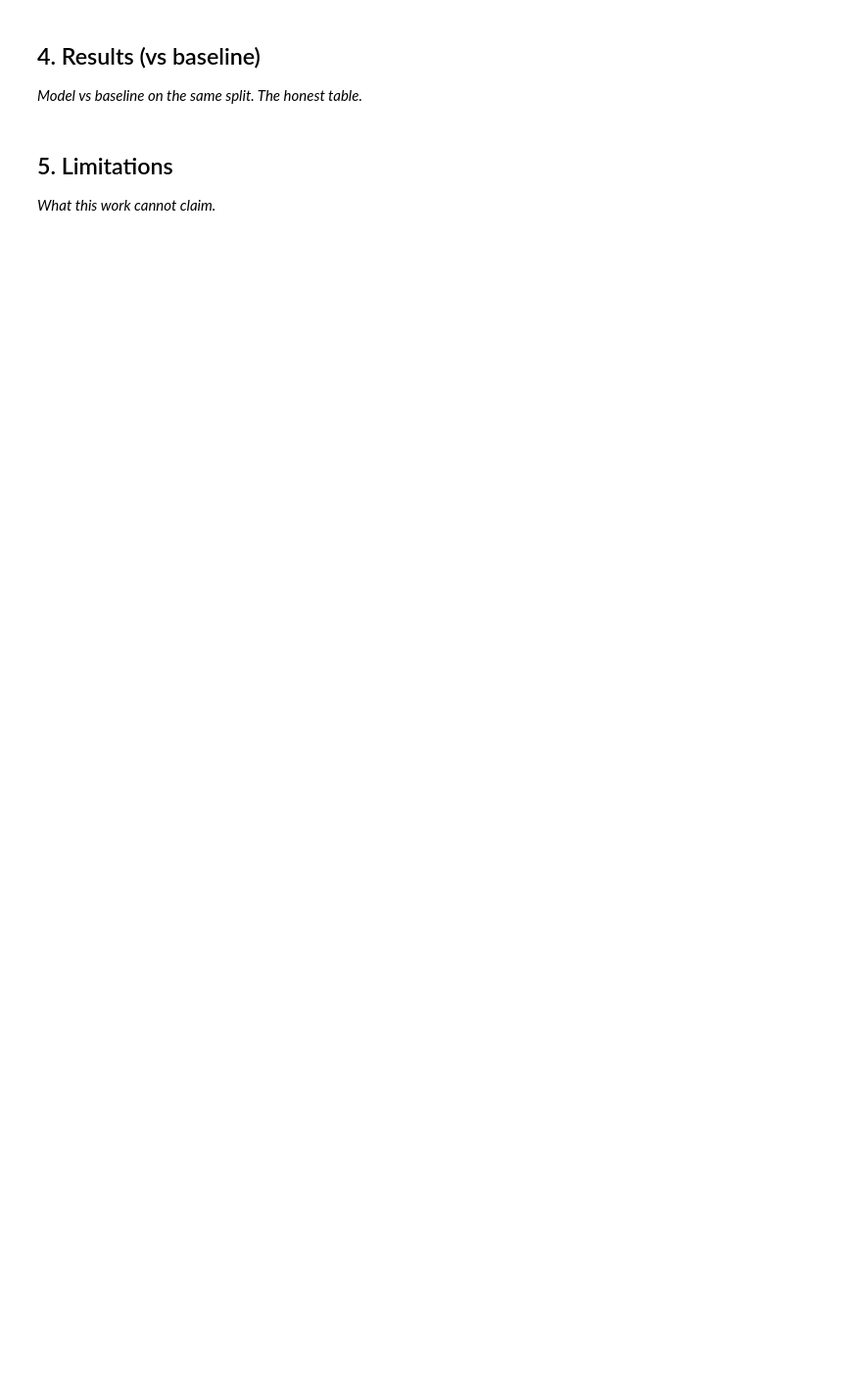
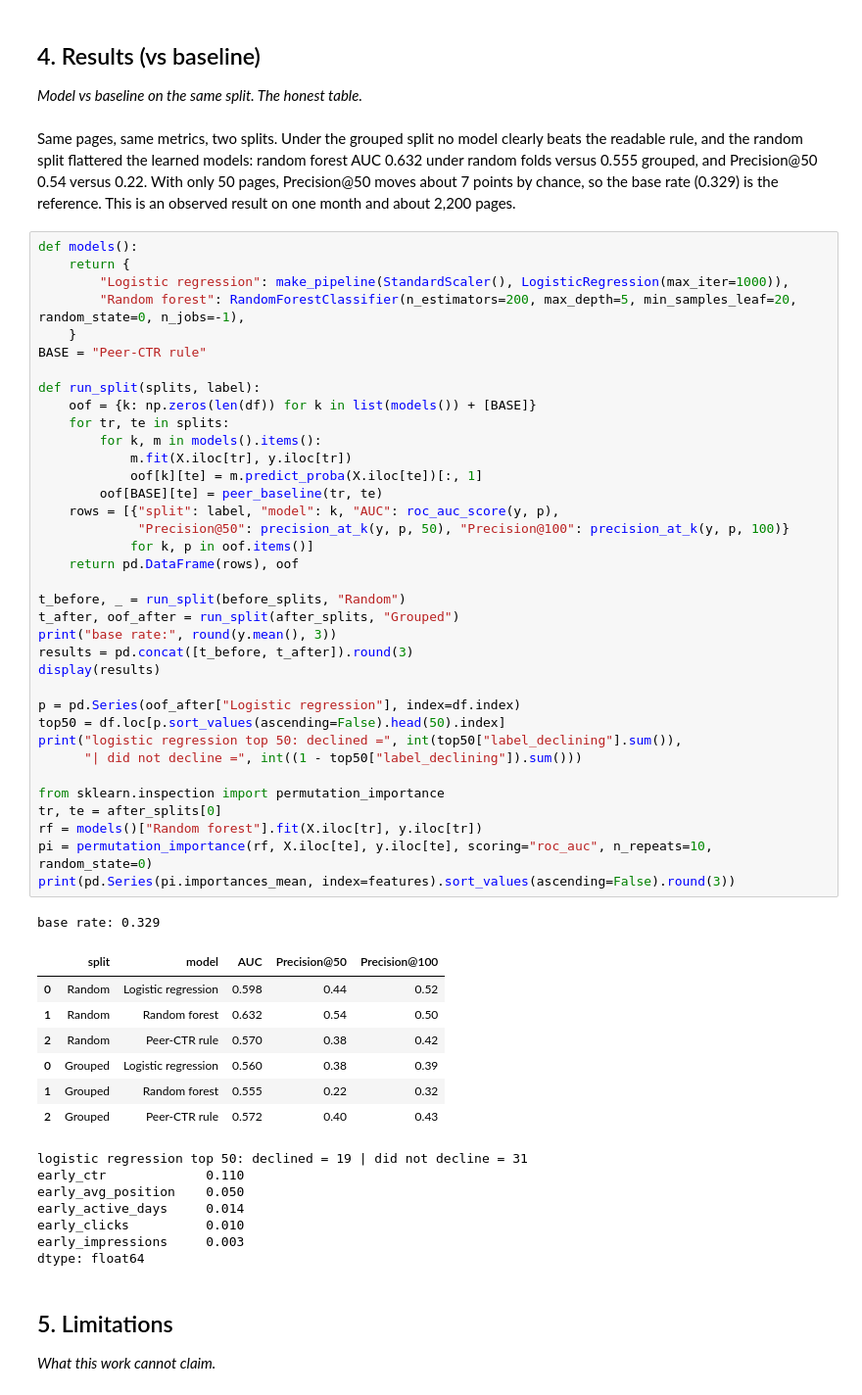
Before and after one commit to iankitthakur/flyrank-ml-internship, a Jupyter notebook: work/notebooks/capstone.ipynb, the cells around one changed output. Shown at 98% size. Drawn from its saved outputs; the diff is of its cells as text; blank space fills up the shorter version.

```diff
--- a/work/notebooks/capstone.ipynb
+++ b/work/notebooks/capstone.ipynb
@@ -22,6 +182,60 @@ This skeleton is yours to fill. Work the sections **in order** — each one has
 ## 4. Results (vs baseline)
 
 *Model vs baseline on the same split. The honest table.*
+# %% [markdown]
+Same pages, same metrics, two splits. Under the grouped split no model clearly beats the readable rule, and the random split flattered the learned models: random forest AUC 0.632 under random folds versus 0.555 grouped, and Precision@50 0.54 versus 0.22. With only 50 pages, Precision@50 moves about 7 points by chance, so the base rate (0.329) is the reference. This is an observed result on one month and about 2,200 pages.
+# %%
+def models():
+    return {
+        "Logistic regression": make_pipeline(StandardScaler(), LogisticRegression(max_iter=1000)),
+        "Random forest": RandomForestClassifier(n_estimators=200, max_depth=5, min_samples_leaf=20, random_state=0, n_jobs=-1),
+    }
+BASE = "Peer-CTR rule"
+
+def run_split(splits, label):
+    oof = {k: np.zeros(len(df)) for k in list(models()) + [BASE]}
+    for tr, te in splits:
+        for k, m in models().items():
+            m.fit(X.iloc[tr], y.iloc[tr])
+            oof[k][te] = m.predict_proba(X.iloc[te])[:, 1]
+        oof[BASE][te] = peer_baseline(tr, te)
+    rows = [{"split": label, "model": k, "AUC": roc_auc_score(y, p),
+             "Precision@50": precision_at_k(y, p, 50), "Precision@100": precision_at_k(y, p, 100)}
+            for k, p in oof.items()]
+    return pd.DataFrame(rows), oof
+
+t_before, _ = run_split(before_splits, "Random")
+t_after, oof_after = run_split(after_splits, "Grouped")
+print("base rate:", round(y.mean(), 3))
+results = pd.concat([t_before, t_after]).round(3)
+display(results)
+
+p = pd.Series(oof_after["Logistic regression"], index=df.index)
+top50 = df.loc[p.sort_values(ascending=False).head(50).index]
+print("logistic regression top 50: declined =", int(top50["label_declining"].sum()),
+      "| did not decline =", int((1 - top50["label_declining"]).sum()))
+
+from sklearn.inspection import permutation_importance
+tr, te = after_splits[0]
+rf = models()["Random forest"].fit(X.iloc[tr], y.iloc[tr])
+pi = permutation_importance(rf, X.iloc[te], y.iloc[te], scoring="roc_auc", n_repeats=10, random_state=0)
+print(pd.Series(pi.importances_mean, index=features).sort_values(ascending=False).round(3))
+# %% [output]
+base rate: 0.329
+|  | split | model | AUC | Precision@50 | Precision@100 |
+| 0 | Random | Logistic regression | 0.598 | 0.44 | 0.52 |
+| 1 | Random | Random forest | 0.632 | 0.54 | 0.50 |
+| 2 | Random | Peer-CTR rule | 0.570 | 0.38 | 0.42 |
+| 0 | Grouped | Logistic regression | 0.560 | 0.38 | 0.39 |
+| 1 | Grouped | Random forest | 0.555 | 0.22 | 0.32 |
+| 2 | Grouped | Peer-CTR rule | 0.572 | 0.40 | 0.43 |
+logistic regression top 50: declined = 19 | did not decline = 31
+early_ctr             0.110
+early_avg_position    0.050
+early_active_days     0.014
+early_clicks          0.010
+early_impressions     0.003
+dtype: float64
 # %% [markdown]
 ## 5. Limitations
 
```
Also changed, not shown: parts of 17 cells of this notebook.
